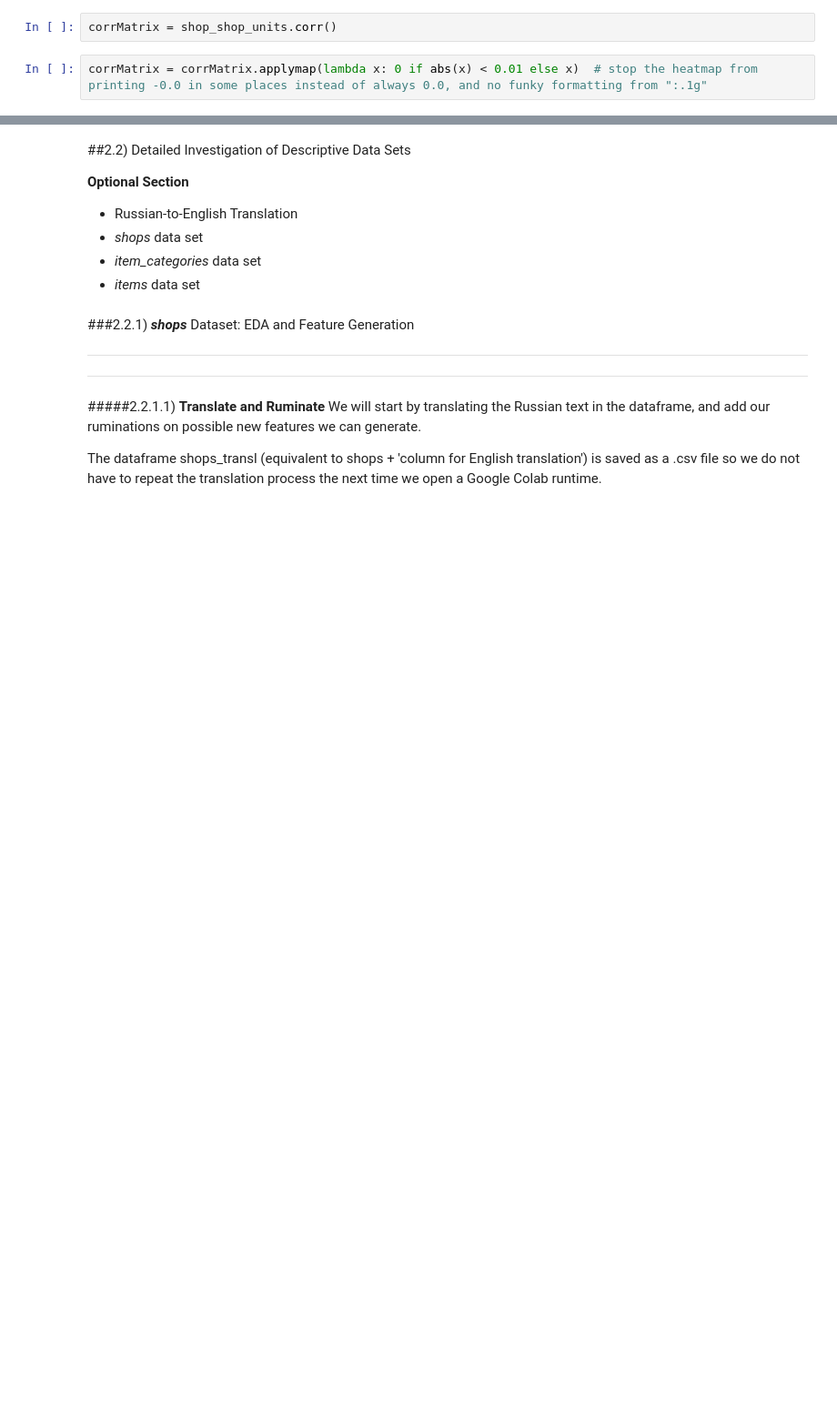
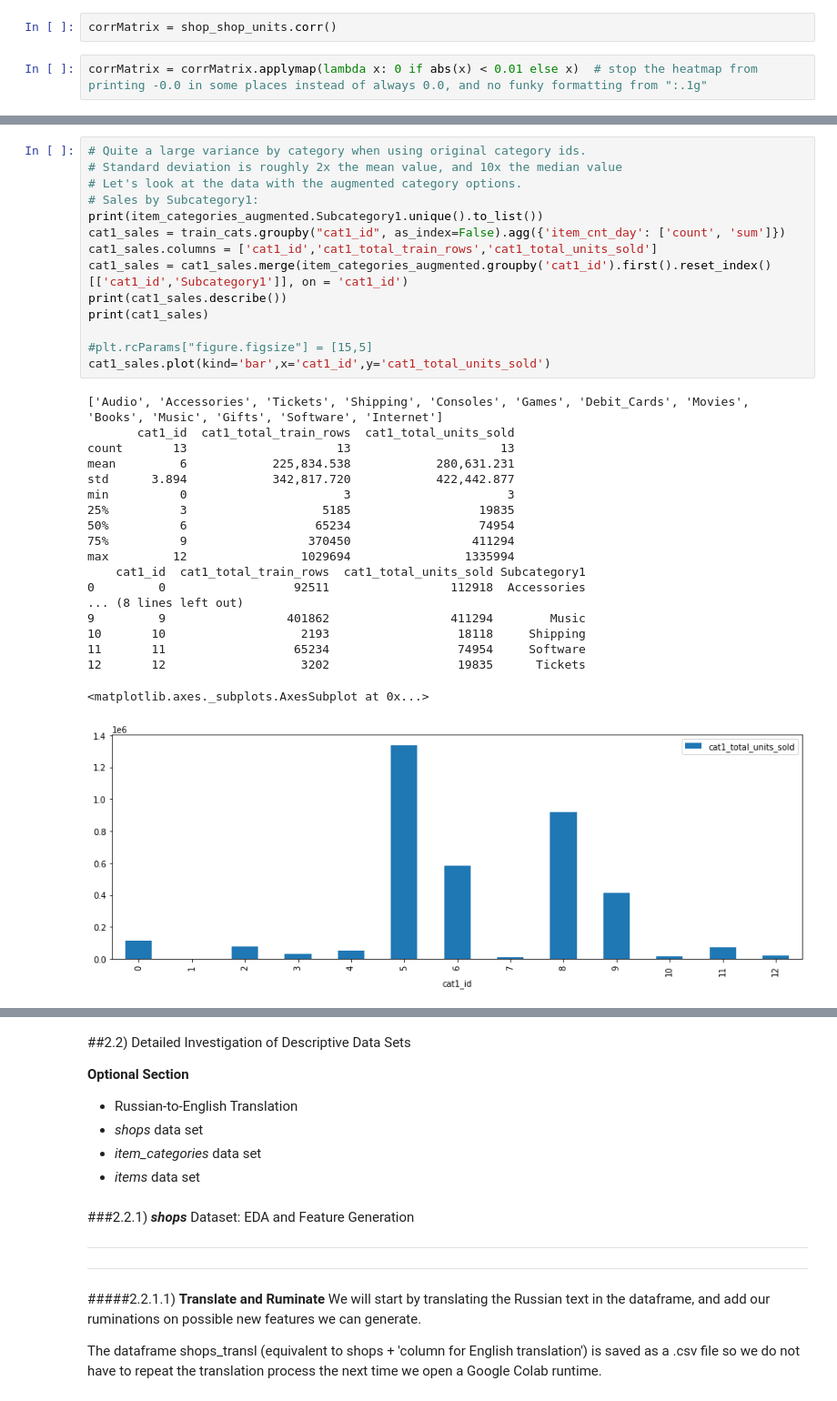
Before and after one commit to migai/Kag, a Jupyter notebook: ipynb_versions/MG_EDA_v2.7 correlation heatmaps.ipynb, the cells around one changed output, grey strips where cells are left out. Shown at 91% size. Drawn from its saved outputs; the diff is of its cells as text; blank space fills up the shorter version.

```diff
--- a/ipynb_versions/MG_EDA_v2.7 correlation heatmaps.ipynb
+++ b/ipynb_versions/MG_EDA_v2.7 correlation heatmaps.ipynb
@@ -915,0 +1007,34 @@ Observations:
+# %%
+# Quite a large variance by category when using original category ids.
+# Standard deviation is roughly 2x the mean value, and 10x the median value
+# Let's look at the data with the augmented category options.
+# Sales by Subcategory1:
+print(item_categories_augmented.Subcategory1.unique().to_list())
+cat1_sales = train_cats.groupby("cat1_id", as_index=False).agg({'item_cnt_day': ['count', 'sum']})
+cat1_sales.columns = ['cat1_id','cat1_total_train_rows','cat1_total_units_sold']
+cat1_sales = cat1_sales.merge(item_categories_augmented.groupby('cat1_id').first().reset_index()[['cat1_id','Subcategory1']], on = 'cat1_id')
+print(cat1_sales.describe())
+print(cat1_sales)
+
+#plt.rcParams["figure.figsize"] = [15,5]
+cat1_sales.plot(kind='bar',x='cat1_id',y='cat1_total_units_sold')
+# %% [output]
+['Audio', 'Accessories', 'Tickets', 'Shipping', 'Consoles', 'Games', 'Debit_Cards', 'Movies', 'Books', 'Music', 'Gifts', 'Software', 'Internet']
+       cat1_id  cat1_total_train_rows  cat1_total_units_sold
+count       13                     13                     13
+mean         6            225,834.538            280,631.231
+std      3.894            342,817.720            422,442.877
+min          0                      3                      3
+25%          3                   5185                  19835
+50%          6                  65234                  74954
+75%          9                 370450                 411294
+max         12                1029694                1335994
+    cat1_id  cat1_total_train_rows  cat1_total_units_sold Subcategory1
+0         0                  92511                 112918  Accessories
+... (8 lines left out)
+9         9                 401862                 411294        Music
+10       10                   2193                  18118     Shipping
+11       11                  65234                  74954     Software
+12       12                   3202                  19835      Tickets
+<matplotlib.axes._subplots.AxesSubplot at 0x...>
+[figure, added]
```
Also changed, not shown: parts of 25 cells of this notebook, 1 other file.
